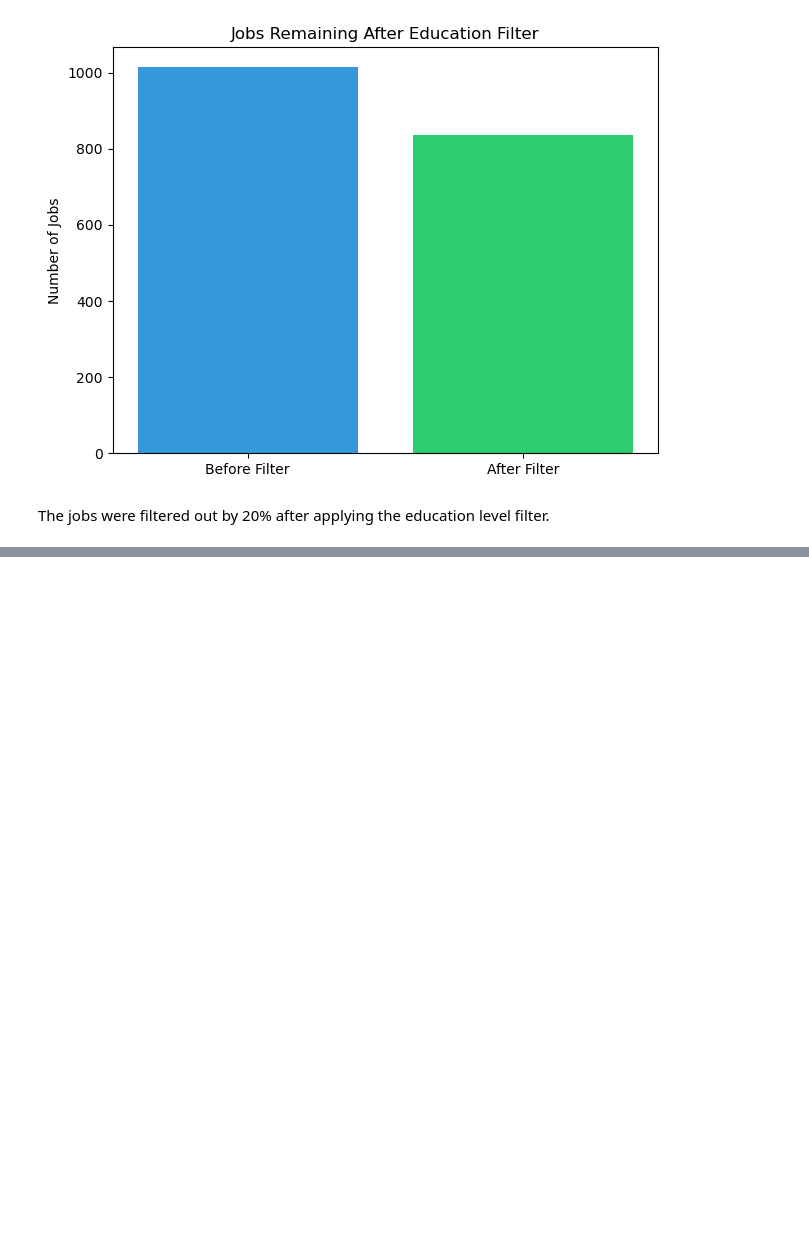
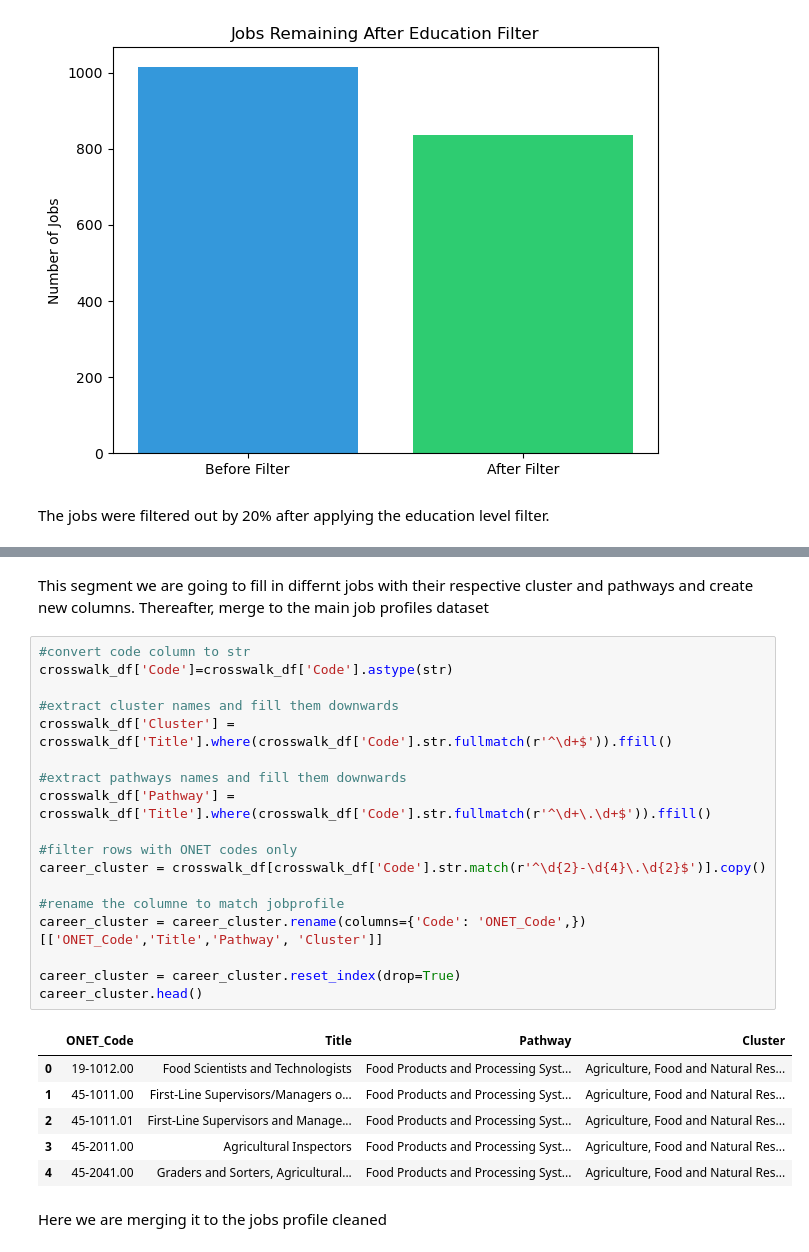
Before and after one commit to eugene-maina72/Phase_5_Capstone_Project-SmartPath, a Jupyter notebook: SmartPath.ipynb, the cells around one changed output, grey strips where cells are left out. Saved outputs shown, nothing was run; the diff lists cells and outputs as text; blank space fills up the shorter version.

```diff
--- a/SmartPath.ipynb
+++ b/SmartPath.ipynb
@@ -1602,0 +1237,29 @@ fig.show()
+# %% [markdown]
+This segment we are going to fill in differnt jobs with their respective cluster and pathways and create new columns. Thereafter, merge to the main job profiles dataset
+# %%
+#convert code column to str
+crosswalk_df['Code']=crosswalk_df['Code'].astype(str)
+
+#extract cluster names and fill them downwards
+crosswalk_df['Cluster'] = crosswalk_df['Title'].where(crosswalk_df['Code'].str.fullmatch(r'^\d+$')).ffill()
+
+#extract pathways names and fill them downwards
+crosswalk_df['Pathway'] = crosswalk_df['Title'].where(crosswalk_df['Code'].str.fullmatch(r'^\d+\.\d+$')).ffill()
+
+#filter rows with ONET codes only
+career_cluster = crosswalk_df[crosswalk_df['Code'].str.match(r'^\d{2}-\d{4}\.\d{2}$')].copy()
+
+#rename the columne to match jobprofile
+career_cluster = career_cluster.rename(columns={'Code': 'ONET_Code',})[['ONET_Code','Title','Pathway', 'Cluster']]
+
+career_cluster = career_cluster.reset_index(drop=True)
+career_cluster.head()
+# %% [output]
+|  | ONET_Code | Title | Pathway | Cluster |
+| 0 | 19-1012.00 | Food Scientists and Technologists | Food Products and Processing Syst... | Agriculture, Food and Natural Res... |
+| 1 | 45-1011.00 | First-Line Supervisors/Managers o... | Food Products and Processing Syst... | Agriculture, Food and Natural Res... |
+| 2 | 45-1011.01 | First-Line Supervisors and Manage... | Food Products and Processing Syst... | Agriculture, Food and Natural Res... |
+| 3 | 45-2011.00 | Agricultural Inspectors | Food Products and Processing Syst... | Agriculture, Food and Natural Res... |
+| 4 | 45-2041.00 | Graders and Sorters, Agricultural... | Food Products and Processing Syst... | Agriculture, Food and Natural Res... |
+# %% [markdown]
+Here we are merging it to the jobs profile cleaned
```
Also changed, not shown: parts of 45 cells of this notebook.
